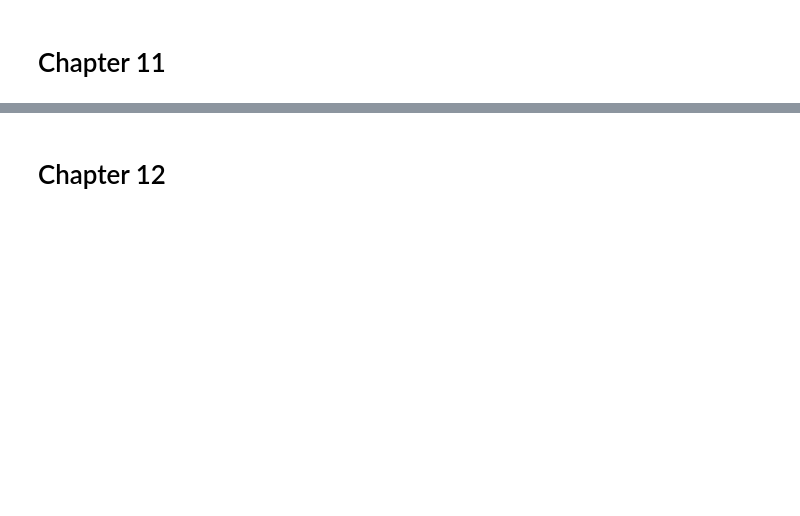
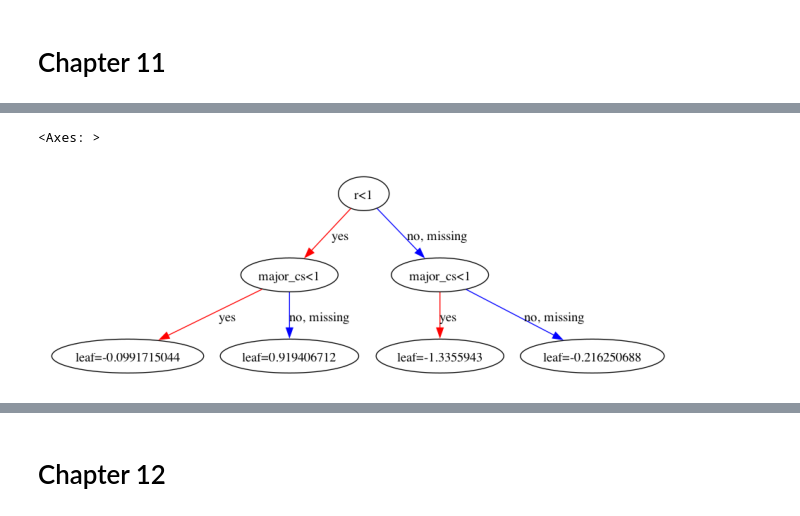
Before and after one commit to yanickc/effective_xgboost_book, a Jupyter notebook: xgbcode.ipynb, the cells around one changed output, grey strips where cells are left out. Drawn from its saved outputs; the diff is of its cells as text; code cells hidden in the pictures; blank space fills up the shorter version.

```diff
--- a/xgbcode.ipynb
+++ b/xgbcode.ipynb
@@ -1427,0 +1186,9 @@ ax.set_xlabel('ntrees')
+# %%
+xg = xgb.XGBClassifier(early_stopping_rounds=20)
+xg.fit(X_train, y_train,
+       eval_set=[(X_train, y_train),
+                 (X_test, y_test)
+                ]
+      )
+xg.score(X_test, y_test)
+#0.7558011049723757
@@ -1427,0 +1262,8 @@ ax.set_xlabel('ntrees')
+# %%
+# Using value from early stopping gives same result
+xg13 = xgb.XGBClassifier(n_estimators=13)
+xg13.fit(X_train, y_train,
+         eval_set=[(X_train, y_train),
+                   (X_test, y_test)]
+)
+xg13.score(X_test, y_test)
@@ -1427,0 +1290,6 @@ ax.set_xlabel('ntrees')
+# %%
+# No early stopping, uses all estimators
+xg_no_es = xgb.XGBClassifier()
+xg_no_es.fit(X_train, y_train)
+xg_no_es.score(X_test, y_test)
+#0.7458563535911602
@@ -1427,0 +1298,11 @@ ax.set_xlabel('ntrees')
+# %%
+### Different `eval_metrics`
+
+xg_err = xgb.XGBClassifier(early_stopping_rounds=20,
+                            eval_metric='error')
+xg_err.fit(X_train, y_train,
+       eval_set=[(X_train, y_train),
+                 (X_test, y_test)
+                ]
+      )
+xg_err.score(X_test, y_test)
@@ -1615,0 +1413,6 @@ array([0.74137931, 0.74137931, 0.74801061, 0.73572377])
+# %%
+import xg_helpers as xhelp
+xhelp.my_dot_export(xg_lr1, num_trees=0, filename='img/xg_depth2_tree0.dot', title='Learning Rate set to 1')
+
+xgb.plot_tree(xg_lr1, num_trees=0, title='Learning Rate set to 1')
+# %% [output]
@@ -1615,0 +1420,2 @@ array([0.74137931, 0.74137931, 0.74801061, 0.73572377])
+<Axes: >
+[figure, added]
```
Also changed, not shown: parts of 56 cells of this notebook, 4 other files.
